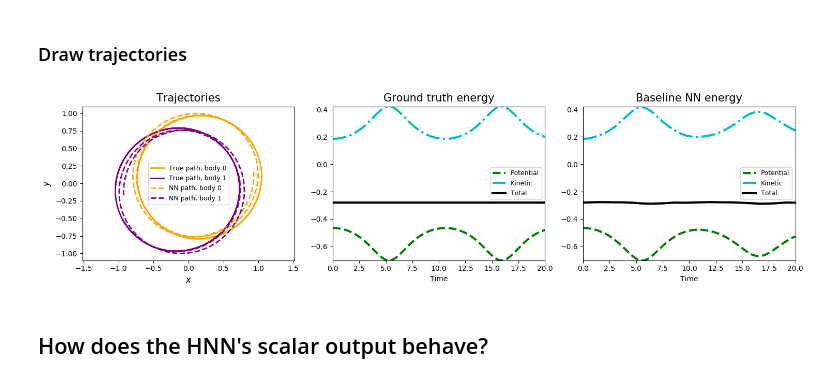
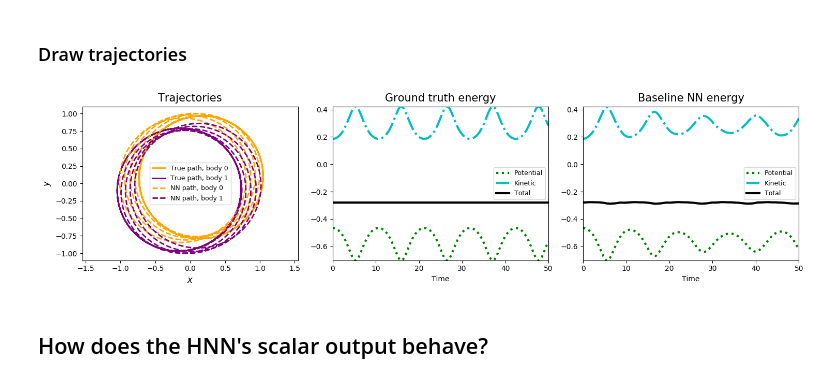
Before and after one commit to greydanus/hamiltonian-nn, a Jupyter notebook: analyze-orbits.ipynb, the cells around one changed output. Saved outputs shown, nothing was run; the diff lists cells and outputs as text; code cells hidden in the pictures.

```diff
--- a/analyze-orbits.ipynb
+++ b/analyze-orbits.ipynb
@@ -114,7 +114,7 @@ def model_update(t, state, model):
 # %%
 np.random.seed(2)
 t_points = 2000
-t_span = [0,20]
+t_span = [0,50]
 state = random_config()
 
 orbit, settings = get_orbit(state, t_points=t_points, t_span=t_span)
@@ -178,7 +178,7 @@ fig.savefig('{}/orbits-base-example.{}'.format(args.fig_dir, FORMAT))
 # %%
 np.random.seed(2)
 t_points = 2000
-t_span = [0,20]
+t_span = [0,50]
 state = random_config()
 
 orbit, settings = get_orbit(state, t_points=t_points, t_span=t_span)
@@ -204,37 +204,37 @@ for i, path in enumerate(orbit):
 for i, path in enumerate(hnn_orbit):
     plt.plot(path[1], path[2], '--', c=colors[i], label='NN path, body {}'.format(i), linewidth=2)
 
 plt.axis('equal')
 plt.xlabel('$x$', fontsize=ls) ; plt.ylabel('$y$', fontsize=ls)
 plt.legend(fontsize=fs)
 
 plt.subplot(1,3,2)
 real_pe, real_ke, real_etot = potential_energy(orbit), kinetic_energy(orbit), total_energy(orbit)
 plt.title('Ground truth energy', fontsize=ts, pad=tpad)
 plt.xlabel('Time')
-plt.plot(settings['t_eval'], real_pe, 'g--', label='Potential', linewidth=lw)
+plt.plot(settings['t_eval'], real_pe, 'g:', label='Potential', linewidth=lw)
 plt.plot(settings['t_eval'], real_ke, 'c-.', label='Kinetic', linewidth=lw)
 plt.plot(settings['t_eval'], real_etot, 'k-', label='Total', linewidth=lw)
 plt.legend(fontsize=fs)
 plt.xlim(*settings['t_span'])
 ymin = np.min([real_pe.min(), real_ke.min(), real_etot.min()])
 ymax = np.max([real_pe.max(), real_ke.max(), real_etot.max()])
 plt.ylim(ymin, ymax)
 
 plt.subplot(1,3,3)
 plt.title('Baseline NN energy', fontsize=ts, pad=tpad)
 plt.xlabel('Time')
-plt.plot(settings['t_eval'], potential_energy(hnn_orbit), 'g--', label='Potential', linewidth=lw)
+plt.plot(settings['t_eval'], potential_energy(hnn_orbit), 'g:', label='Potential', linewidth=lw)
 plt.plot(settings['t_eval'], kinetic_energy(hnn_orbit), 'c-.', label='Kinetic', linewidth=lw)
 plt.plot(settings['t_eval'], total_energy(hnn_orbit), 'k-', label='Total', linewidth=lw)
 plt.legend(fontsize=fs)
 plt.xlim(*settings['t_span'])
 plt.ylim(ymin, ymax)
 
 plt.tight_layout() ; plt.show()
-fig.savefig('{}/orbits-base-example.{}'.format(args.fig_dir, FORMAT))
+fig.savefig('{}/orbits-hnn-example.{}'.format(args.fig_dir, FORMAT))
 # %% [output]
-[figure, old version]
+[figure, new version]
 # %% [markdown]
 ## How does the HNN's scalar output behave?
 # %%
```
Also changed, not shown: parts of 2 cells of this notebook, 15 other files.
